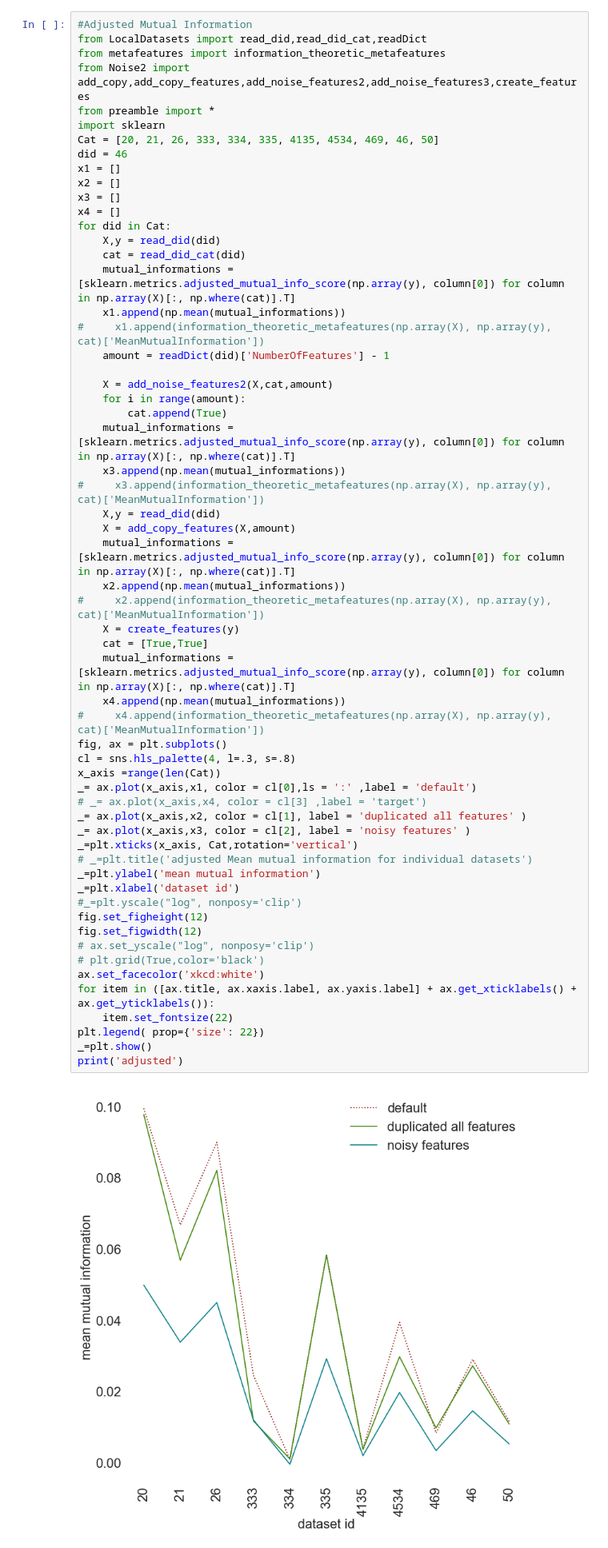
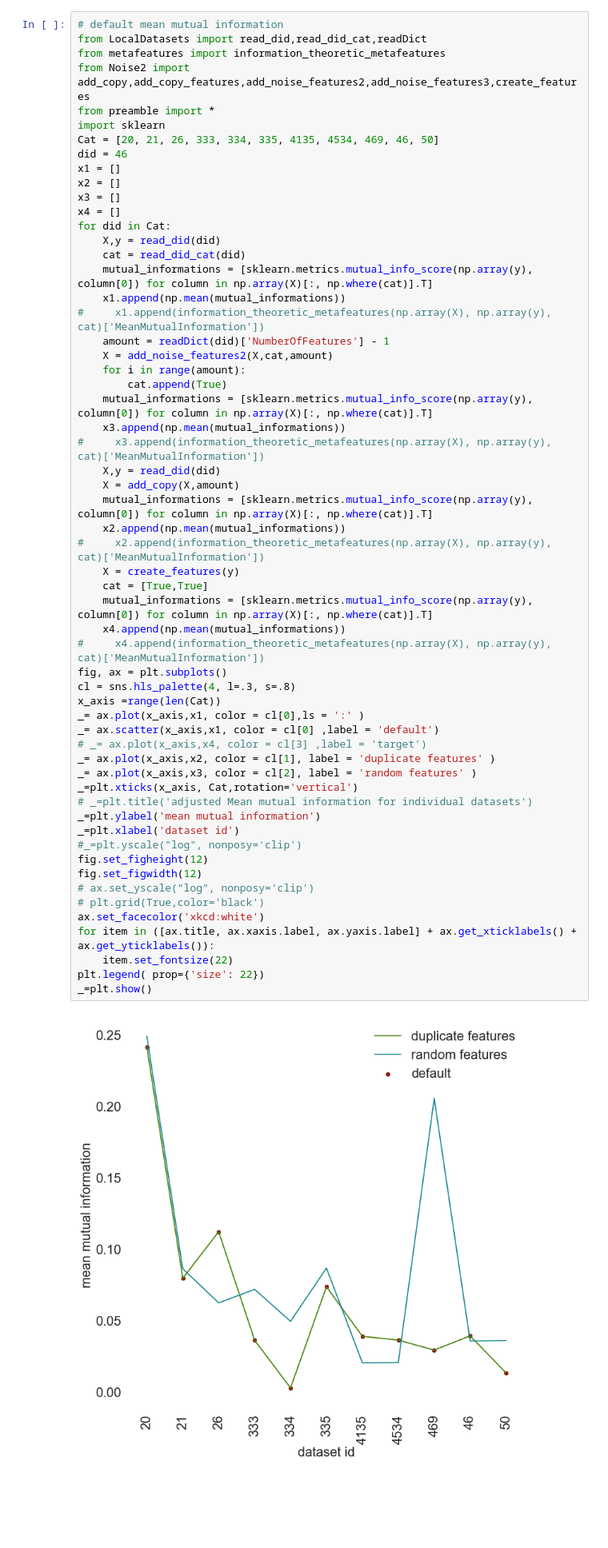
Before and after one commit to lieeuwos/Primitive_annotations, a Jupyter notebook: MetaFeatures.ipynb, the cells around one changed output. Shown: that part at 80% size. Cells and saved outputs as stored; diff of their text form; blank space fills up the shorter version.

```diff
--- a/MetaFeatures.ipynb
+++ b/MetaFeatures.ipynb
@@ -19,5 +149,5 @@ clfNames = [ 'RandomForestClassifier','KNeighborsClassifier', '1NeighborsClassif
 # %%
-#Adjusted Mutual Information
+# default mean mutual information
 from LocalDatasets import read_did,read_did_cat,readDict
 from metafeatures import information_theoretic_metafeatures
 from Noise2 import add_copy,add_copy_features,add_noise_features2,add_noise_features3,create_features
@@ -32,48 +162,47 @@ x4 = []
 for did in Cat:
     X,y = read_did(did)
     cat = read_did_cat(did)
-    mutual_informations = [sklearn.metrics.adjusted_mutual_info_score(np.array(y), column[0]) for column in np.array(X)[:, np.where(cat)].T]
+    mutual_informations = [sklearn.metrics.mutual_info_score(np.array(y), column[0]) for column in np.array(X)[:, np.where(cat)].T]
     x1.append(np.mean(mutual_informations))
 #     x1.append(information_theoretic_metafeatures(np.array(X), np.array(y), cat)['MeanMutualInformation'])
     amount = readDict(did)['NumberOfFeatures'] - 1
-
     X = add_noise_features2(X,cat,amount)
     for i in range(amount):
         cat.append(True)
-    mutual_informations = [sklearn.metrics.adjusted_mutual_info_score(np.array(y), column[0]) for column in np.array(X)[:, np.where(cat)].T]
+    mutual_informations = [sklearn.metrics.mutual_info_score(np.array(y), column[0]) for column in np.array(X)[:, np.where(cat)].T]
     x3.append(np.mean(mutual_informations))
 #     x3.append(information_theoretic_metafeatures(np.array(X), np.array(y), cat)['MeanMutualInformation'])
     X,y = read_did(did)
-    X = add_copy_features(X,amount)
-    mutual_informations = [sklearn.metrics.adjusted_mutual_info_score(np.array(y), column[0]) for column in np.array(X)[:, np.where(cat)].T]
+    X = add_copy(X,amount)
+    mutual_informations = [sklearn.metrics.mutual_info_score(np.array(y), column[0]) for column in np.array(X)[:, np.where(cat)].T]
     x2.append(np.mean(mutual_informations))
 #     x2.append(information_theoretic_metafeatures(np.array(X), np.array(y), cat)['MeanMutualInformation'])
     X = create_features(y)
     cat = [True,True]
-    mutual_informations = [sklearn.metrics.adjusted_mutual_info_score(np.array(y), column[0]) for column in np.array(X)[:, np.where(cat)].T]
+    mutual_informations = [sklearn.metrics.mutual_info_score(np.array(y), column[0]) for column in np.array(X)[:, np.where(cat)].T]
     x4.append(np.mean(mutual_informations))
 #     x4.append(information_theoretic_metafeatures(np.array(X), np.array(y), cat)['MeanMutualInformation'])
 fig, ax = plt.subplots()
 cl = sns.hls_palette(4, l=.3, s=.8)
 x_axis =range(len(Cat))
-_= ax.plot(x_axis,x1, color = cl[0],ls = ':' ,label = 'default')
+_= ax.plot(x_axis,x1, color = cl[0],ls = ':' )
+_= ax.scatter(x_axis,x1, color = cl[0] ,label = 'default')
 # _= ax.plot(x_axis,x4, color = cl[3] ,label = 'target')
-_= ax.plot(x_axis,x2, color = cl[1], label = 'duplicated all features' )
-_= ax.plot(x_axis,x3, color = cl[2], label = 'noisy features' )
+_= ax.plot(x_axis,x2, color = cl[1], label = 'duplicate features' )
+_= ax.plot(x_axis,x3, color = cl[2], label = 'random features' )
 _=plt.xticks(x_axis, Cat,rotation='vertical')
 # _=plt.title('adjusted Mean mutual information for individual datasets')
 _=plt.ylabel('mean mutual information')
 _=plt.xlabel('dataset id')
 #_=plt.yscale("log", nonposy='clip')
 fig.set_figheight(12)
 fig.set_figwidth(12)
 # ax.set_yscale("log", nonposy='clip')
 # plt.grid(True,color='black')
 ax.set_facecolor('xkcd:white')
 for item in ([ax.title, ax.xaxis.label, ax.yaxis.label] + ax.get_xticklabels() + ax.get_yticklabels()):
     item.set_fontsize(22)
 plt.legend( prop={'size': 22})
 _=plt.show()
-print('adjusted')
 # %% [output]
-[figure, old version]
+[figure, new version]
```
Also changed, not shown: parts of 12 cells of this notebook, 2 other files.
